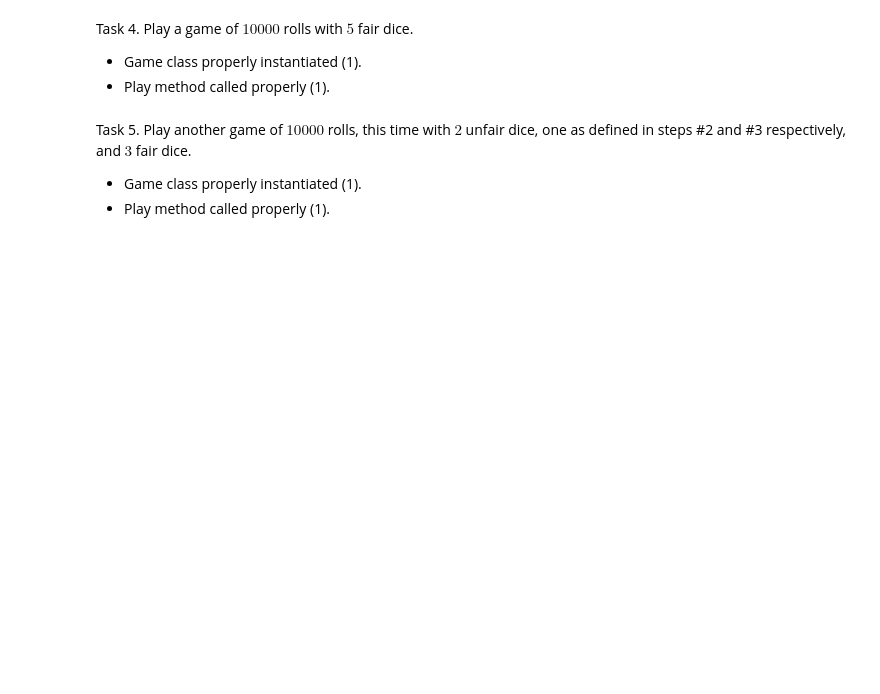
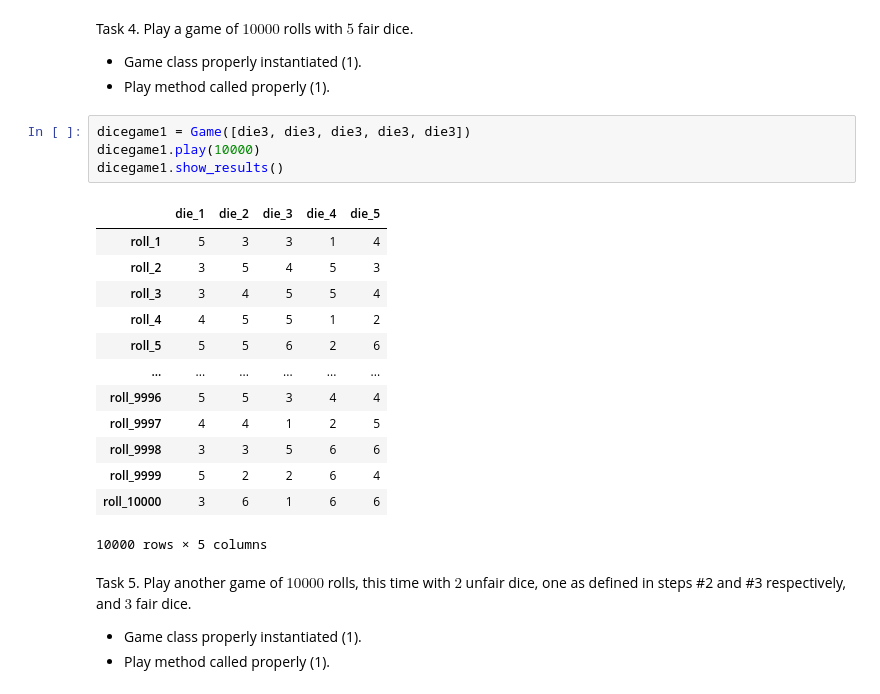
Before and after one commit to liamrdonoghue/montecarlo, a Jupyter notebook: bat7kt_DS5100_FinalProject.ipynb, the cells around one changed output. Saved outputs shown, nothing was run; the diff lists cells and outputs as text; blank space fills up the shorter version.

```diff
--- a/bat7kt_DS5100_FinalProject.ipynb
+++ b/bat7kt_DS5100_FinalProject.ipynb
@@ -356,6 +644,24 @@ Task 4. Play a game of $10000$ rolls with $5$ fair dice.
 
 - Game class properly instantiated (1).
 - Play method called properly (1).
+# %%
+dicegame1 = Game([die3, die3, die3, die3, die3])
+dicegame1.play(10000)
+dicegame1.show_results()
+# %% [output]
+|  | die_1 | die_2 | die_3 | die_4 | die_5 |
+| roll_1 | 5 | 3 | 3 | 1 | 4 |
+| roll_2 | 3 | 5 | 4 | 5 | 3 |
+| roll_3 | 3 | 4 | 5 | 5 | 4 |
+| roll_4 | 4 | 5 | 5 | 1 | 2 |
+| roll_5 | 5 | 5 | 6 | 2 | 6 |
+| ... | ... | ... | ... | ... | ... |
+| roll_9996 | 5 | 5 | 3 | 4 | 4 |
+| roll_9997 | 4 | 4 | 1 | 2 | 5 |
+| roll_9998 | 3 | 3 | 5 | 6 | 6 |
+| roll_9999 | 5 | 2 | 2 | 6 | 4 |
+| roll_10000 | 3 | 6 | 1 | 6 | 6 |
+10000 rows × 5 columns
 # %% [markdown]
 Task 5. Play another game of $10000$ rolls, this time with $2$ unfair dice, one as defined in steps #2 and #3 respectively, and $3$ fair dice.
 
```
Also changed, not shown: parts of 34 cells of this notebook, 8 other files.
